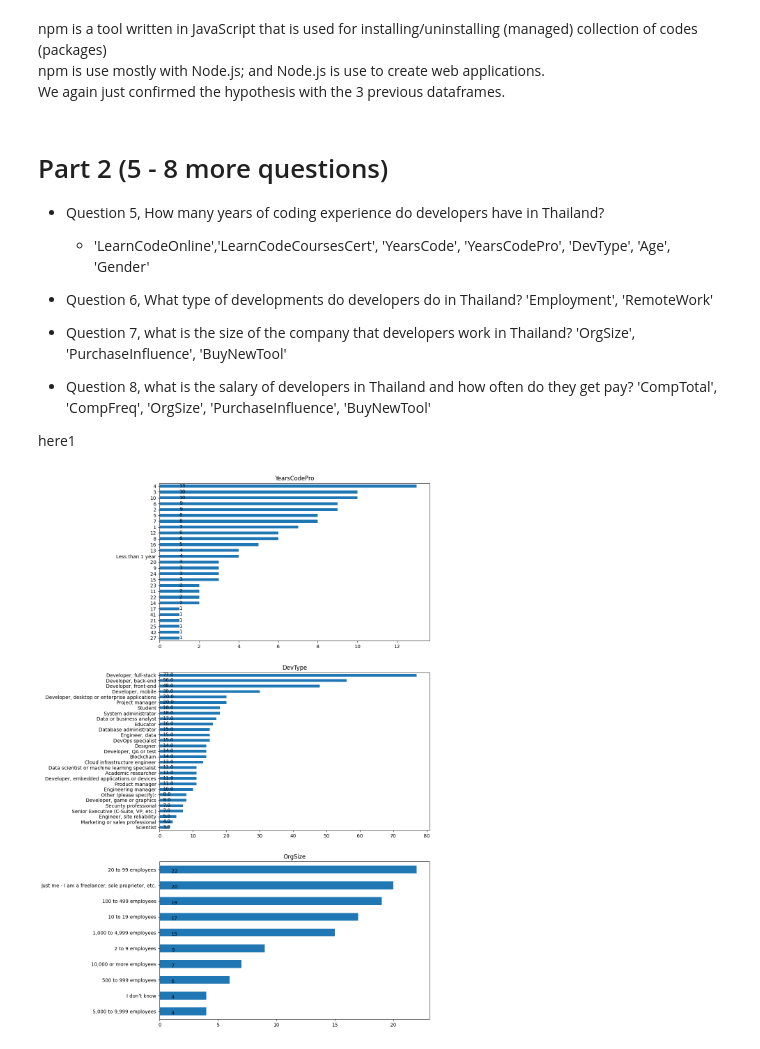
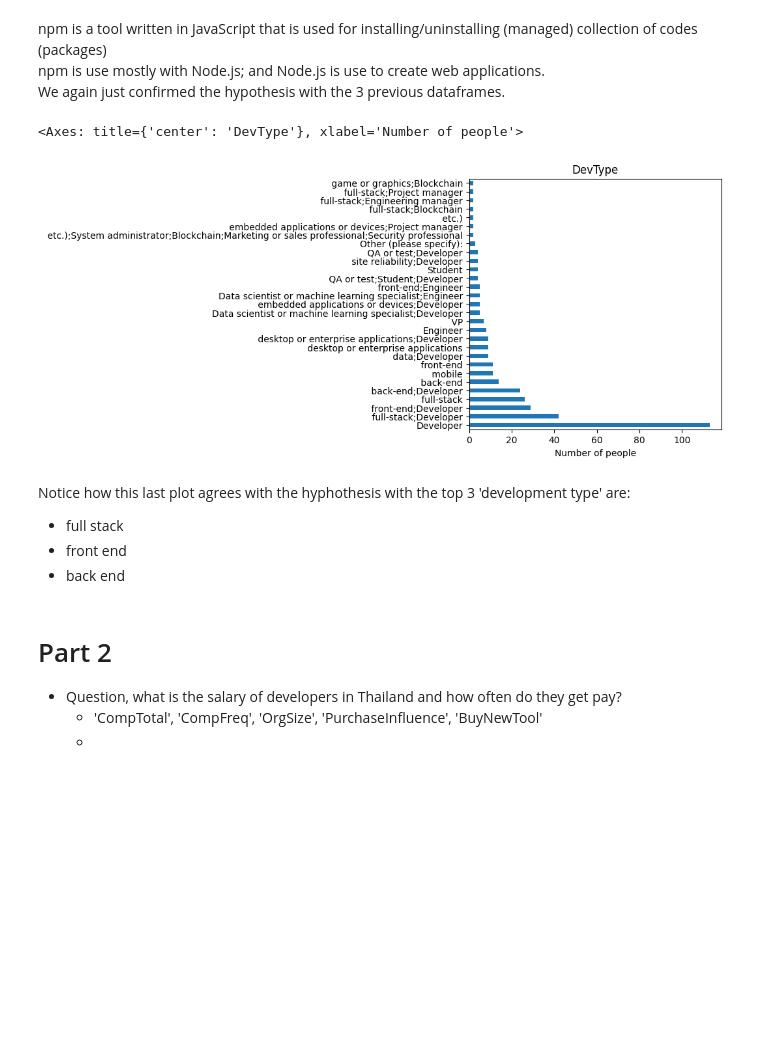
Before and after one commit to wire2coder/datascience-blog-uda, a Jupyter notebook: m2.ipynb, the cells around one changed output. Drawn from its saved outputs; the diff is of its cells as text; code cells hidden in the pictures; blank space fills up the shorter version.

```diff
--- a/m2.ipynb
+++ b/m2.ipynb
@@ -268,33 +209,23 @@ tooltech_df.plot(kind='barh', figsize=(5, 5), title='ToolsTechHaveWorkedWith',
 npm is a tool written in JavaScript that is used for installing/uninstalling (managed) collection of codes (packages)\
 npm is use mostly with Node.js; and Node.js is use to create web applications.\
 We again just confirmed the hypothesis with the 3 previous dataframes.
+# %%
+devtype_df = thailand_df['DevType'].str.split(',', expand=True)
+counted1 = devtype_df.apply(pd.Series.value_counts).sum(axis=1) # pd.Series.value_counts() dataframe where each cell might contain multiple values (e.g., a list of categories)
+sorted1 = counted1.sort_values(ascending=False) # default is 'sort ascending'
+processed1 = sorted1[:29] # only the top 29 rows
+processed1.plot(kind='barh', figsize=(5, 5), title='DevType',  xlabel='Number of people')
+# %% [output]
+<Axes: title={'center': 'DevType'}, xlabel='Number of people'>
+[figure, added]
+# %% [markdown]
+Notice how this last plot agrees with the hyphothesis with the top 3 'development type' are:
+- full stack
+- front end
+- back end
 # %% [markdown]
-# Part 2 (5 - 8 more questions)
+# Part 2
 
-- Question 5, How many years of coding experience do developers have in Thailand?
-    - 'LearnCodeOnline','LearnCodeCoursesCert', 'YearsCode', 'YearsCodePro', 'DevType', 'Age', 'Gender'
-
-- Question 6, What type of developments do developers do in Thailand?
-'Employment', 'RemoteWork'
-- Question 7, what is the size of the company that developers work in Thailand?
-'OrgSize', 'PurchaseInfluence', 'BuyNewTool'
-
-- Question 8, what is the salary of developers in Thailand and how often do they get pay?
-'CompTotal', 'CompFreq', 'OrgSize', 'PurchaseInfluence', 'BuyNewTool'
-
-
-here1
+- Question, what is the salary of developers in Thailand and how often do they get pay?
+    - 'CompTotal', 'CompFreq', 'OrgSize', 'PurchaseInfluence', 'BuyNewTool'
+    -
-# %%
-# Section 2
-
-# Create a figure with a 2x2 grid of subplots
-fig, ax = plt.subplots(nrows=3, ncols=1, figsize=(10, 20))
-
-sec2 = ["YearsCodePro", "DevType", "OrgSize"]
-
-for index in range(0, len(sec2) ):
-  data1 = splitAndSum(thailand_df, sec2[index])
-  data1.plot.barh(ax=ax[index], title=sec2[index])
-  addValueToBar(ax[index], data1)
-# %% [output]
-[figure, removed]
```
Also changed, not shown: parts of 19 cells of this notebook, 2 other files.
